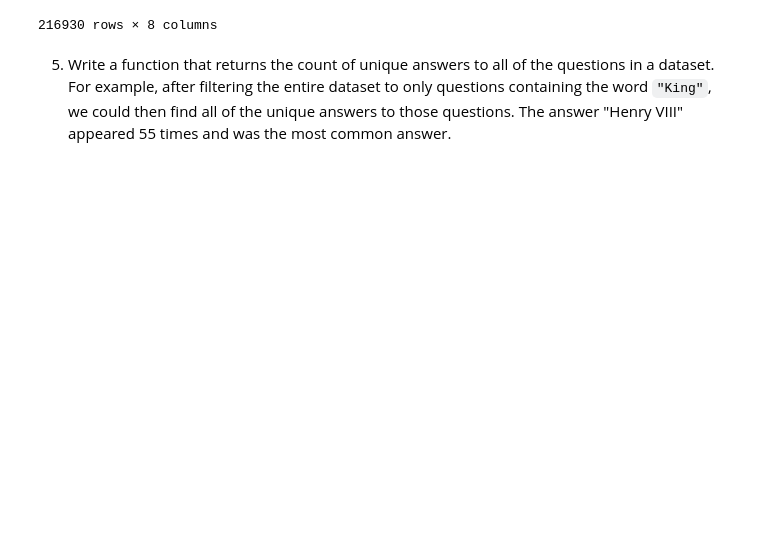
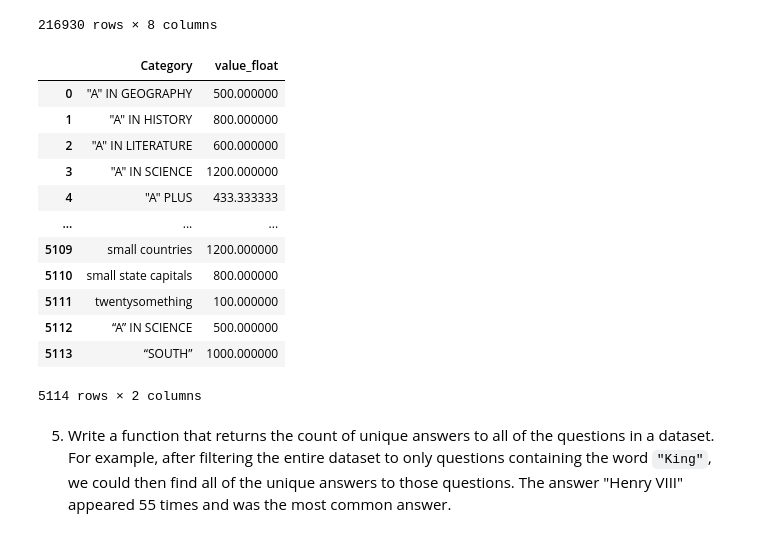
Before and after one commit to AndreaPrati98/data_science_learning, a Jupyter notebook: This is Jeopardy/This is Jeopardy.ipynb, the cells around one changed output. Cells and saved outputs as stored; diff of their text form; code cells hidden in the pictures; blank space fills up the shorter version.

```diff
--- a/This is Jeopardy/This is Jeopardy.ipynb
+++ b/This is Jeopardy/This is Jeopardy.ipynb
@@ -129,5 +129,25 @@ df
 | 216928 | 4999 | 2006-05-11 | Double Jeopardy! | QUOTATIONS | $2000 | From Ft. Sill, Okla. he made the ... | Geronimo | 2000.0 |
 | 216929 | 4999 | 2006-05-11 | Final Jeopardy! | HISTORIC NAMES | None | A silent movie title includes the... | Grigori Alexandrovich Potemkin | NaN |
 216930 rows × 8 columns
+# %%
+words_to_check_tris = ['king']
+contains_tris = lambda str: all(word in str.lower() for word in words_to_check_tris)
+df_king_questions = df[df.Question.apply(contains_tris)]
+df_king_questions_difficiulty = df_king_questions.groupby('Category').value_float.mean().reset_index()
+df_king_questions_difficiulty
+# %% [output]
+|  | Category | value_float |
+| 0 | "A" IN GEOGRAPHY | 500.000000 |
+| 1 | "A" IN HISTORY | 800.000000 |
+| 2 | "A" IN LITERATURE | 600.000000 |
+| 3 | "A" IN SCIENCE | 1200.000000 |
+| 4 | "A" PLUS | 433.333333 |
+| ... | ... | ... |
+| 5109 | small countries | 1200.000000 |
+| 5110 | small state capitals | 800.000000 |
+| 5111 | twentysomething | 100.000000 |
+| 5112 | “A” IN SCIENCE | 500.000000 |
+| 5113 | “SOUTH” | 1000.000000 |
+5114 rows × 2 columns
 # %% [markdown]
 5. Write a function that returns the count of unique answers to all of the questions in a dataset. For example, after filtering the entire dataset to only questions containing the word `"King"`, we could then find all of the unique answers to those questions. The answer "Henry VIII" appeared 55 times and was the most common answer.
```
Also changed, not shown: parts of 2 cells of this notebook.
